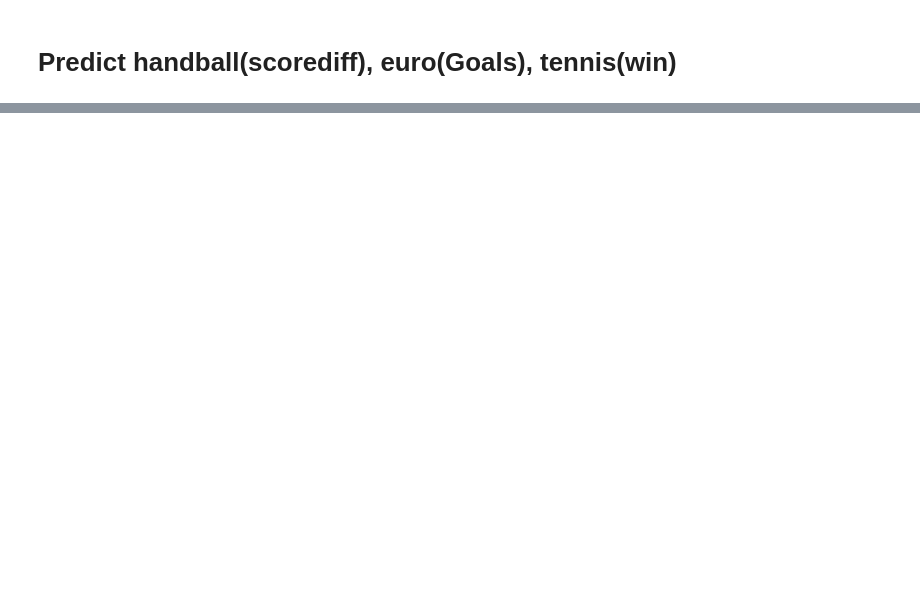
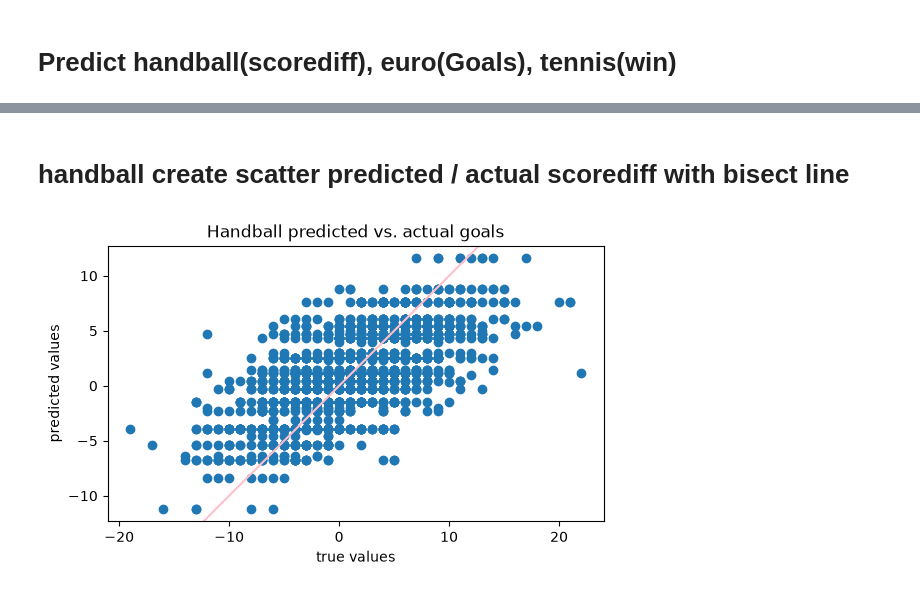
Before and after one commit to TuDCaseStudies26/CS2, a Jupyter notebook: sheet2/taski.ipynb, the cells around one changed output, grey strips where cells are left out. Cells and saved outputs as stored; diff of their text form; code cells hidden in the pictures; blank space fills up the shorter version.

```diff
--- a/sheet2/taski.ipynb
+++ b/sheet2/taski.ipynb
@@ -125,0 +209,13 @@ sum(handball_diff)
+# %% [markdown]
+# handball create scatter predicted / actual scorediff with bisect line
+# %%
+fig, ax = plt.subplots()
+ax.scatter(hand_res, handball_pred)
+ax.set_title("Handball predicted vs. actual goals")
+ax.set_xlabel("true values")
+ax.set_ylabel("predicted values")
+ax.axline((0,0), slope=1, linestyle="-", color="pink")
+ax.set_aspect("equal", adjustable="box")
+plt.show()
+# %% [output]
+[figure, added]
```
Also changed, not shown: parts of 24 cells of this notebook, 2 other files.
